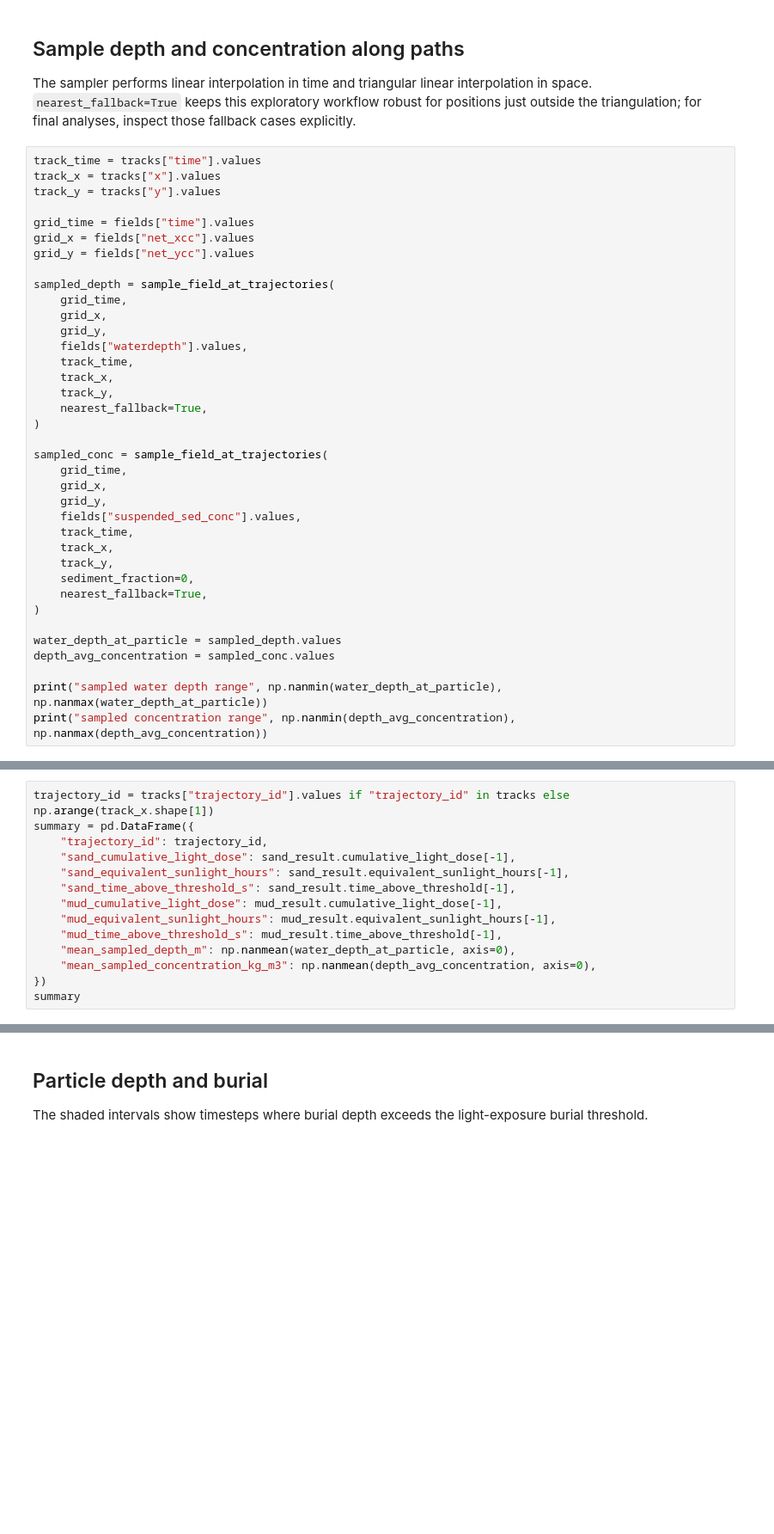
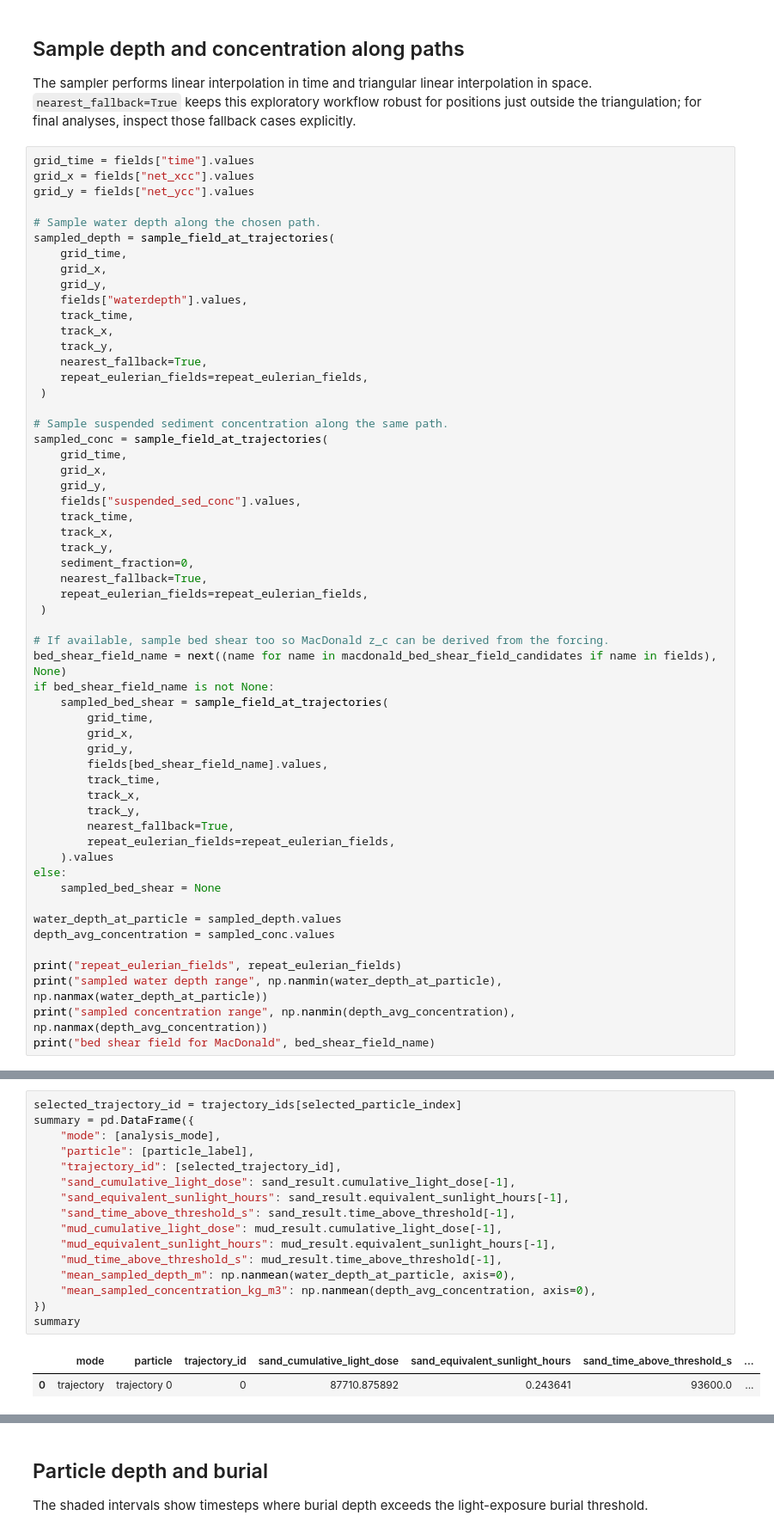
Before and after one commit to sgpearson17/sedtrails-sgp, a Jupyter notebook: examples/light_exposure_offline_workflow.ipynb, the cells around one changed output, grey strips where cells are left out. Shown at 86% size. Saved outputs shown, nothing was run; the diff lists cells and outputs as text; blank space fills up the shorter version.

```diff
--- a/examples/light_exposure_offline_workflow.ipynb
+++ b/examples/light_exposure_offline_workflow.ipynb
@@ -34,14 +161,11 @@ tracks, fields[["waterdepth", "suspended_sed_conc"]]
 
 The sampler performs linear interpolation in time and triangular linear interpolation in space. `nearest_fallback=True` keeps this exploratory workflow robust for positions just outside the triangulation; for final analyses, inspect those fallback cases explicitly.
 # %%
-track_time = tracks["time"].values
-track_x = tracks["x"].values
-track_y = tracks["y"].values
-
 grid_time = fields["time"].values
 grid_x = fields["net_xcc"].values
 grid_y = fields["net_ycc"].values
 
+# Sample water depth along the chosen path.
 sampled_depth = sample_field_at_trajectories(
     grid_time,
     grid_x,
@@ -51,8 +175,10 @@ sampled_depth = sample_field_at_trajectories(
     track_x,
     track_y,
     nearest_fallback=True,
-)
+    repeat_eulerian_fields=repeat_eulerian_fields,
+ )
 
+# Sample suspended sediment concentration along the same path.
 sampled_conc = sample_field_at_trajectories(
     grid_time,
     grid_x,
@@ -63,10 +189,30 @@ sampled_conc = sample_field_at_trajectories(
     track_y,
     sediment_fraction=0,
     nearest_fallback=True,
-)
+    repeat_eulerian_fields=repeat_eulerian_fields,
+ )
+
+# If available, sample bed shear too so MacDonald z_c can be derived from the forcing.
+bed_shear_field_name = next((name for name in macdonald_bed_shear_field_candidates if name in fields), None)
+if bed_shear_field_name is not None:
+    sampled_bed_shear = sample_field_at_trajectories(
+        grid_time,
+        grid_x,
+        grid_y,
+        fields[bed_shear_field_name].values,
+        track_time,
+        track_x,
+        track_y,
+        nearest_fallback=True,
+        repeat_eulerian_fields=repeat_eulerian_fields,
+    ).values
+else:
+    sampled_bed_shear = None
 
 water_depth_at_particle = sampled_depth.values
 depth_avg_concentration = sampled_conc.values
 
+print("repeat_eulerian_fields", repeat_eulerian_fields)
 print("sampled water depth range", np.nanmin(water_depth_at_particle), np.nanmax(water_depth_at_particle))
 print("sampled concentration range", np.nanmin(depth_avg_concentration), np.nanmax(depth_avg_concentration))
+print("bed shear field for MacDonald", bed_shear_field_name)
@@ -121,14 +400,19 @@ mud_result = compute_light_exposure(
 # %%
-trajectory_id = tracks["trajectory_id"].values if "trajectory_id" in tracks else np.arange(track_x.shape[1])
+selected_trajectory_id = trajectory_ids[selected_particle_index]
 summary = pd.DataFrame({
-    "trajectory_id": trajectory_id,
+    "mode": [analysis_mode],
+    "particle": [particle_label],
+    "trajectory_id": [selected_trajectory_id],
     "sand_cumulative_light_dose": sand_result.cumulative_light_dose[-1],
     "sand_equivalent_sunlight_hours": sand_result.equivalent_sunlight_hours[-1],
     "sand_time_above_threshold_s": sand_result.time_above_threshold[-1],
     "mud_cumulative_light_dose": mud_result.cumulative_light_dose[-1],
     "mud_equivalent_sunlight_hours": mud_result.equivalent_sunlight_hours[-1],
     "mud_time_above_threshold_s": mud_result.time_above_threshold[-1],
     "mean_sampled_depth_m": np.nanmean(water_depth_at_particle, axis=0),
     "mean_sampled_concentration_kg_m3": np.nanmean(depth_avg_concentration, axis=0),
 })
 summary
+# %% [output]
+|  | mode | particle | trajectory_id | sand_cumulative_light_dose | sand_equivalent_sunlight_hours | sand_time_above_threshold_s | ... |
+| 0 | trajectory | trajectory 0 | 0 | 87710.875892 | 0.243641 | 93600.0 | ... |
```
Also changed, not shown: parts of 16 cells of this notebook, 11 other files.
